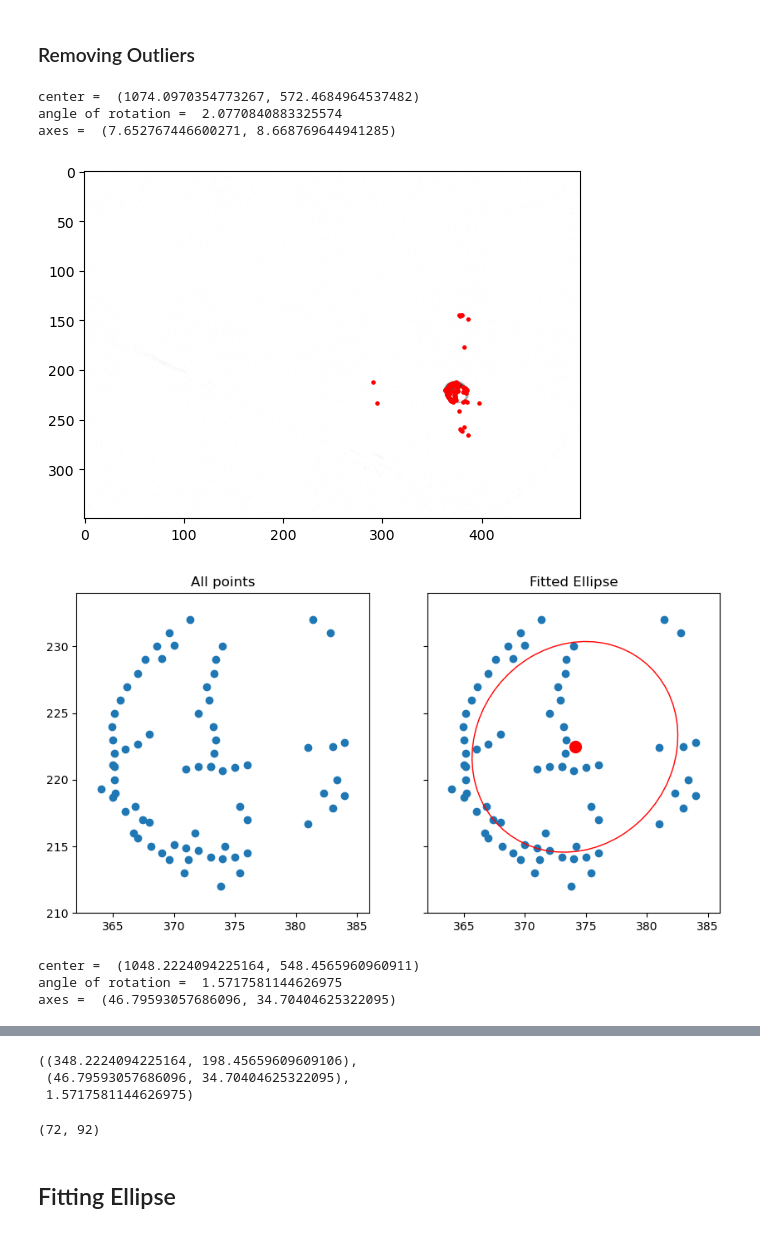
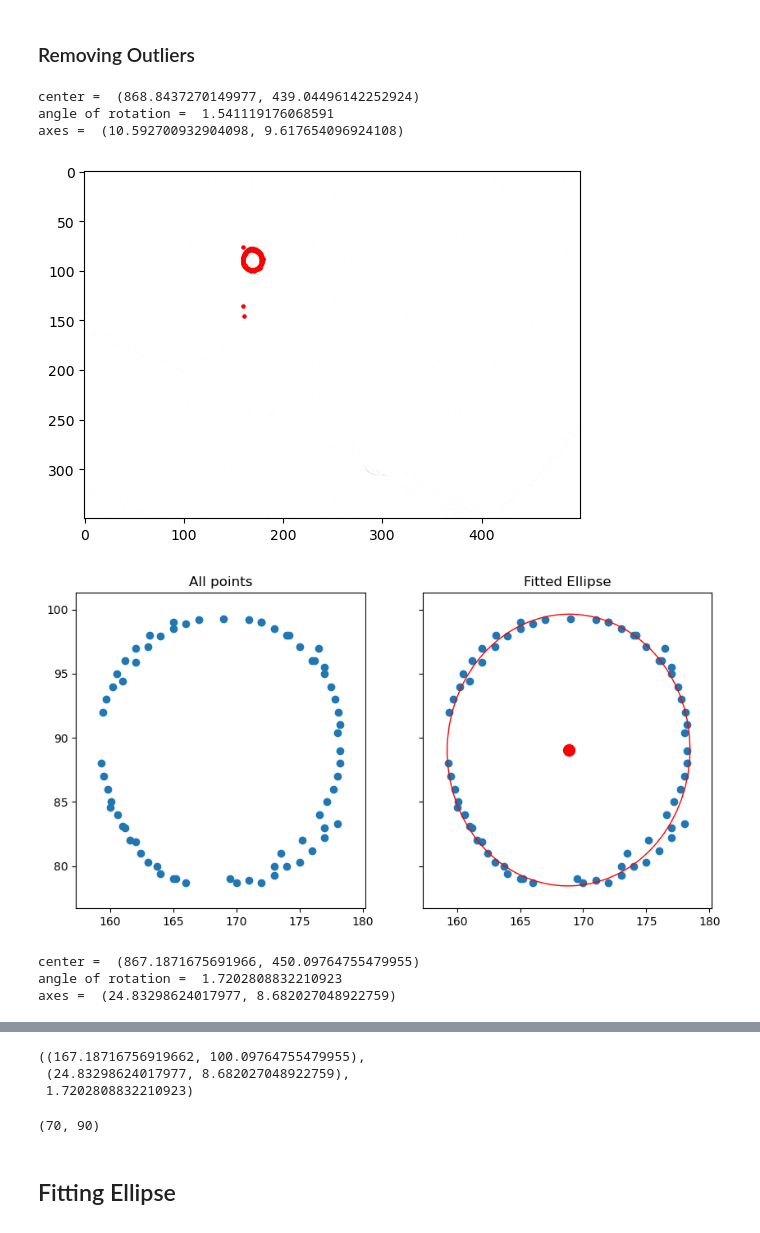
Before and after one commit to Hari31416/mini-project, a Jupyter notebook: codes/Convolution.ipynb, the cells around one changed output, grey strips where cells are left out. Saved outputs shown, nothing was run; the diff lists cells and outputs as text; code cells hidden in the pictures.

Commit message:
update the CenterExtracter class

```diff
--- a/codes/Convolution.ipynb
+++ b/codes/Convolution.ipynb
@@ -12,10 +14,10 @@ DATA_DIR = '../data/images1/'
 RESULT_DIR = '../data/results/'
 # %%
 c = CenterExtracter()
-img = c._read_image_("34.jpg")
-img = c._subtract_image_(img)
-img = c._crop_(img, 110, 50, 100, 100)
-c._show_image_(img)
+img = c._read_image("34.jpg")
+img = c._subtract_image(img)
+img = c._crop(img, 110, 50, 100, 100)
+c._show_image(img)
 # %% [output]
 [figure]
 # %% [markdown]
@@ -38,7 +39,7 @@ def plot_row_intensity(row):
     gaussian = np.convolve(y, gaussian_kernel, mode='same')
     plt.plot(gaussian, 'g', label="Gaussian")
     convoled = np.convolve(gaussian, kernel, mode='same')
-    plt.plot(convoled, 'r', label="Edge")
+    plt.plot(convoled, 'r', label="Differentiated")
     plt.plot(y, 'b', label = "Original")
     plt.legend()
     return gaussian, convoled, y
@@ -59,7 +60,7 @@ peakutils.indexes(y)/10+[c.X, c.Y]
 # %% [output]
 array([749.6, 418.7])
 # %%
-def get_edges(array, method="all", x=None, y=None, thres=0.6, min_array_value=50):
+def get_edges(array, method="all", x=None, y=None, thres=0.6, min_array_value=110):
     #Ignoring the noise
     if max(array)<min_array_value:
         return None
@@ -98,6 +99,8 @@ def get_edges(array, method="all", x=None, y=None, thres=0.6, min_array_value=50
         point = diff_points
     elif method == "y":
         point = y_points
+    elif kernel.lower() == "gaussian_y":
+        point = (gaussian_points + y_points) / 2
 
     #Getting the x and y coordinates
     if x is None:
@@ -237,24 +240,36 @@ def fit_and_plot_ellipse(xs, ys):
     return (xc, yc), (a, b), theta
 # %% [markdown]
 ### Removing Outliers
+# %%
+def drop_points(xs, ys, drop_points=2):
+    x_sort_index = np.argsort(xs)
+    values = x_sort_index[drop_points:-drop_points]
+    xs = xs[values]
+    ys = ys[values]
+
+    y_sort_index = np.argsort(ys)
+    values = y_sort_index[drop_points:-drop_points]
+    xs = xs[values]
+    ys = ys[values]
+    return xs, ys
 # %%
 c = CenterExtracter()
-img = c._read_image_(os.path.join(DATA_DIR+"130.jpg"))
-img = c._subtract_image_(img)
-img = c._crop_(img, 0, 0, 500, 500)
+img = c._read_image(os.path.join(DATA_DIR+"34.jpg"))
+img = c._subtract_image(img)
+img = c._crop(img, 0, 0, 500, 500)
 # c._show_image_(img)
 xs, ys = get_points(img, method="all", thres=0.6)
 
 xs_m, ys_m = drop_points(xs, ys, 5)
 
 (xc, yc), (a, b), theta = fit_and_plot_ellipse(xs_m, ys_m)
 fit_and_plot_ellipse(xs, ys)
 # %% [output]
-center =  (1074.0970354773267, 572.4684964537482)
-angle of rotation =  2.0770840883325574
-axes =  (7.652767446600271, 8.668769644941285)
+center =  (868.8437270149977, 439.04496142252924)
+angle of rotation =  1.541119176068591
+axes =  (10.592700932904098, 9.617654096924108)
-[figure, old version]
+[figure, new version]
-[figure, old version]
+[figure, new version]
-center =  (1048.2224094225164, 548.4565960960911)
-angle of rotation =  1.5717581144626975
-axes =  (46.79593057686096, 34.70404625322095)
+center =  (867.1871675691966, 450.09764755479955)
+angle of rotation =  1.7202808832210923
+axes =  (24.83298624017977, 8.682027048922759)
@@ -262,9 +277,9 @@ axes =  (46.79593057686096, 34.70404625322095)
-((348.2224094225164, 198.45659609609106),
- (46.79593057686096, 34.70404625322095),
- 1.5717581144626975)
+((167.18716756919662, 100.09764755479955),
+ (24.83298624017977, 8.682027048922759),
+ 1.7202808832210923)
 # %%
 len(xs_m), len(xs)
 # %% [output]
-(72, 92)
+(70, 90)
 # %% [markdown]
 ## Fitting Ellipse
```
Also changed, not shown: parts of 10 cells of this notebook, 1 other file.
